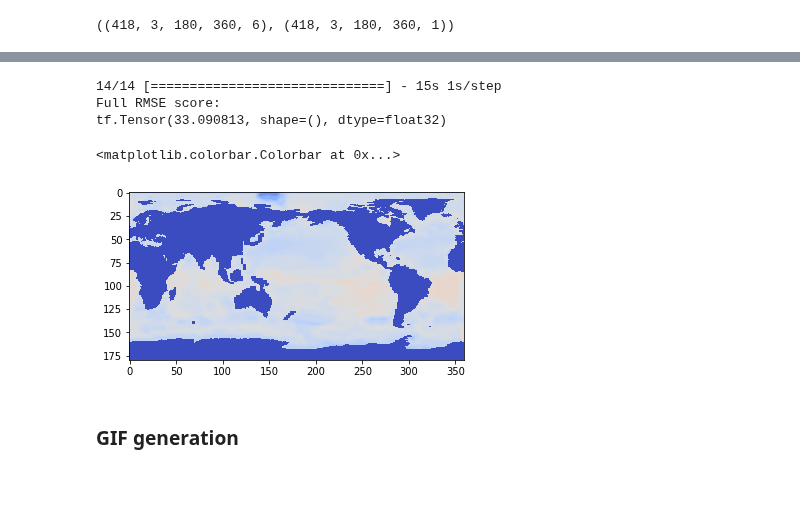
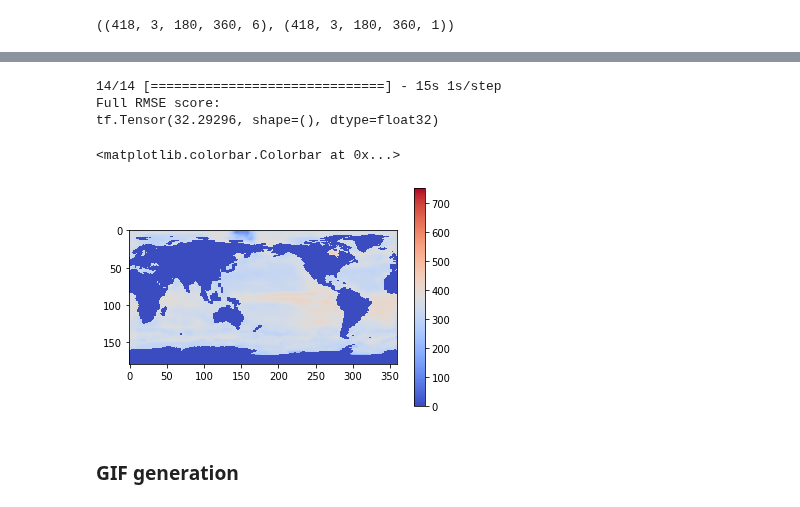
Before and after one commit to sk981102/ocean_co2, a Jupyter notebook: notebooks/deep_learning/006_ConvLSTM_mpi_transfer.ipynb, the cells around one changed output, grey strips where cells are left out. Saved outputs shown, nothing was run; the diff lists cells and outputs as text; code cells hidden in the pictures.

```diff
--- a/notebooks/deep_learning/006_ConvLSTM_mpi_transfer.ipynb
+++ b/notebooks/deep_learning/006_ConvLSTM_mpi_transfer.ipynb
@@ -25,6 +25,27 @@ from data_preprocess import preprocess_images, inverse_scale_image, preprocess_i
 dist_map = pd.read_csv("../../src/dist_map.csv",header=None).to_numpy()
 dist_map = np.roll(np.fliplr(dist_map),180)
 dist_map = np.repeat(dist_map[np.newaxis, :, : ], 421, axis=0)
+
+def custom_rmse2(y_true, y_pred):
+    """
+    custom_rmse(y_true, y_pred)
+    calculates root square mean value with focusing only on the ocean
+    + difference between sss
+    """
+    idx  = tf.not_equal(y_true, 0.0)
+    idx2  = tf.equal(y_true, 0.0)
+
+    y_pred1 = tf.boolean_mask(y_pred,idx)
+    y_true1 = tf.boolean_mask(y_true,idx)
+    y_true1 = tf.cast(y_true1, y_pred.dtype)
+
+    rmse1 = K.sqrt(K.mean(tf.math.squared_difference(y_pred1, y_true1),axis= -1))
+
+    #y_pred2 = tf.boolean_mask(y_pred,idx2)
+    #loss2 = 10*(K.var(y_true1)/K.var(y_pred2))
+    #loss2 = tf.cast(loss2, y_pred.dtype)
+
+    return rmse1
 # %%
 # Reading Data
 dir = "../../data/"
@@ -112,5 +136,5 @@ history = base_model.fit(X_all,y_all, epochs=200,
 # %%
 cnn_model = tf.keras.models.load_model('../../models/base_model/u_net_dist.h5', custom_objects={'custom_rmse':custom_rmse})
 predicted_image= cnn_model.predict(X_all,verbose=1)
-predicted_image[y_all==0]=0.0
+#predicted_image[y_all==0]=0.0
 # %% [output]
@@ -430,7 +477,8 @@ predicted_image = cnn_model.predict(X_tf,verbose=1)
 
 chl,mld,sss,sst,xco2,pco2 = read_xarray_mpi(mpi_data_path)
 coord = np.isnan(pco2.pCO2.data)
-predicted_image[coord] = 0
+# previous frame with continent masked or not masked?
+#predicted_image[coord] = 0
 
 full_truth = pco2.pCO2.data
 full_truth[coord] = 0
@@ -538,19 +608,25 @@ predicted_frames[coord] = 0
 print("Full RMSE score:")
 a=custom_rmse(predicted_frames[:,1:2],y_true_full[:,1:2])
 print(a)
+
+# with continent masked from previous frame RMSE : 33.09
+# without continent masked from previous frame RMSE: 32.29
+## - noticed it converges faster
+## not much difference
 # %% [output]
 14/14 [==============================] - 15s 1s/step
 Full RMSE score:
-tf.Tensor(33.090813, shape=(), dtype=float32)
+tf.Tensor(32.29296, shape=(), dtype=float32)
 # %%
+import matplotlib.colors as mcolors
 norm = mcolors.Normalize(vmin=0, vmax = 750)
 
 
 img=plt.imshow(np.flipud(predicted_frames[0,1:2][0]),cmap="coolwarm", interpolation="nearest", norm=norm)
-plt.colorbar(img,ax=axis)
+plt.colorbar(img)
 # %% [output]
 <matplotlib.colorbar.Colorbar at 0x...>
-[figure, old version]
+[figure, new version]
 # %% [markdown]
 ### GIF generation
 # %%
```
Also changed, not shown: parts of 15 cells of this notebook, 4 other files.
